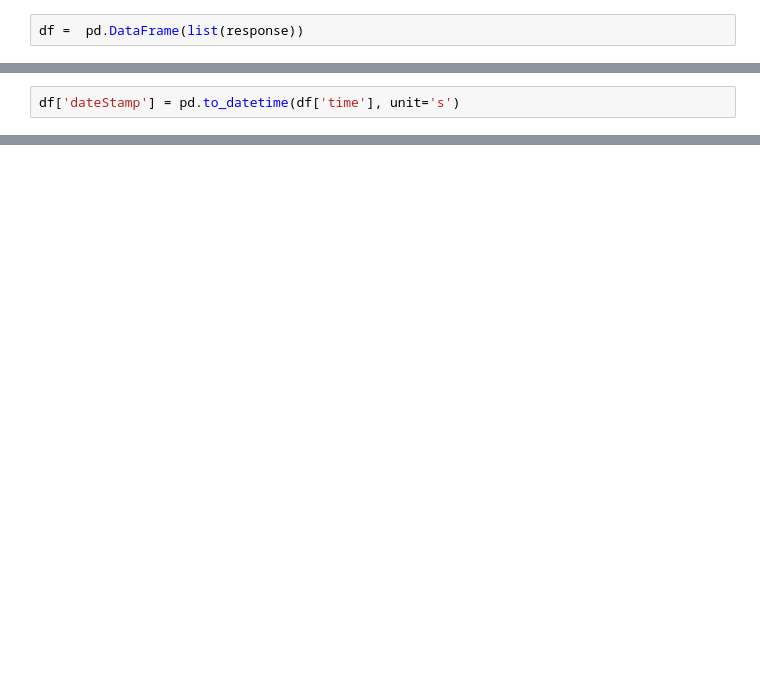
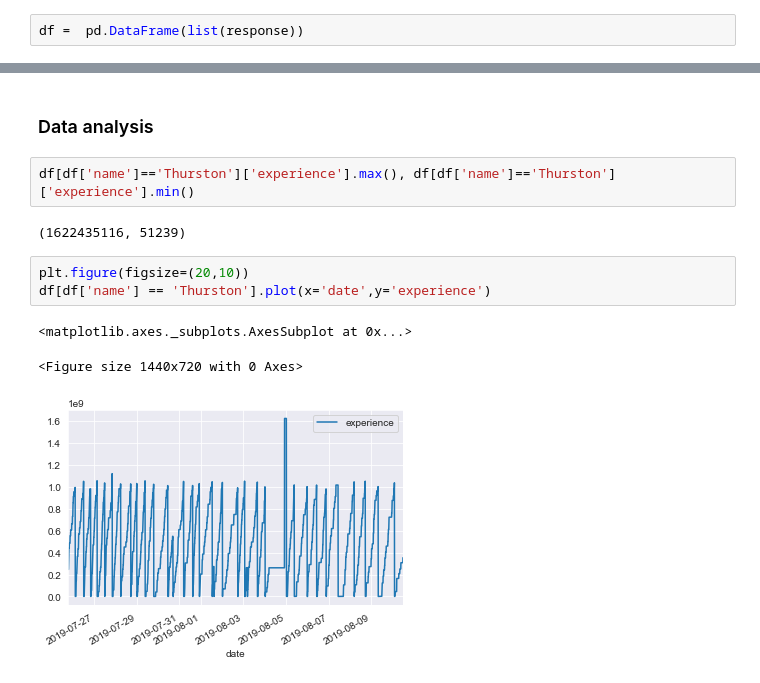
Before and after one commit to jsutch/MUD_viz, a Jupyter notebook: Mongo - MUD - formalizing data scrubbing.ipynb, the cells around one changed output, grey strips where cells are left out. Drawn from its saved outputs; the diff is of its cells as text; blank space fills up the shorter version.

```diff
--- a/Mongo - MUD - formalizing data scrubbing.ipynb
+++ b/Mongo - MUD - formalizing data scrubbing.ipynb
@@ -80,2 +116,0 @@ str
-# %%
-df['dateStamp'] = pd.to_datetime(df['time'], unit='s')
@@ -463,0 +137,13 @@ sns.heatmap(df.corr(),cmap='coolwarm',annot=True, linewidths=.5, linecolor='grey
+# %% [markdown]
+### Data analysis
+# %%
+df[df['name']=='Thurston']['experience'].max(), df[df['name']=='Thurston']['experience'].min()
+# %% [output]
+(1622435116, 51239)
+# %%
+plt.figure(figsize=(20,10))
+df[df['name'] == 'Thurston'].plot(x='date',y='experience')
+# %% [output]
+<matplotlib.axes._subplots.AxesSubplot at 0x...>
+<Figure size 1440x720 with 0 Axes>
+[figure, added]
```
Also changed, not shown: parts of 72 cells of this notebook.
